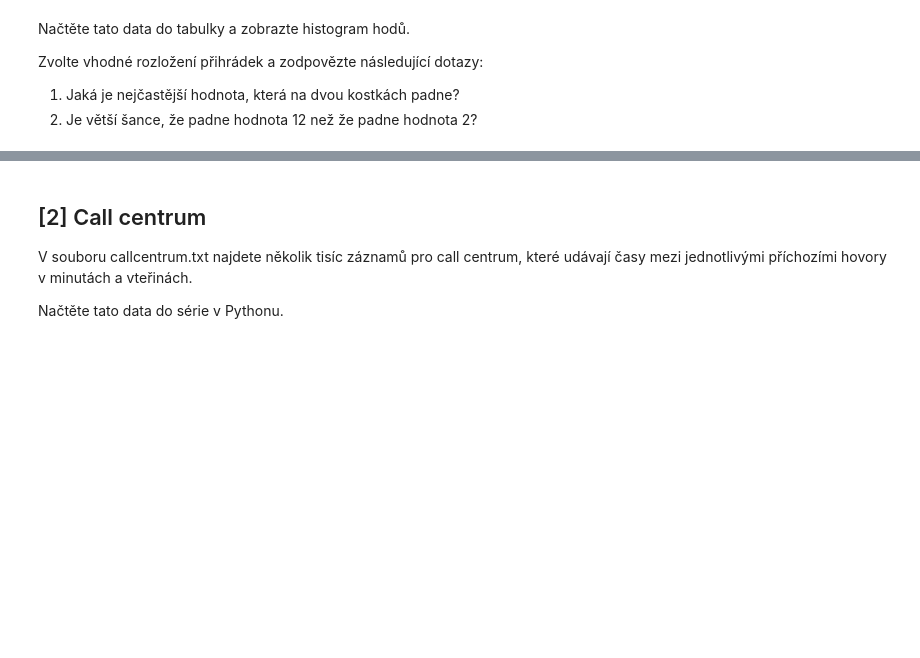
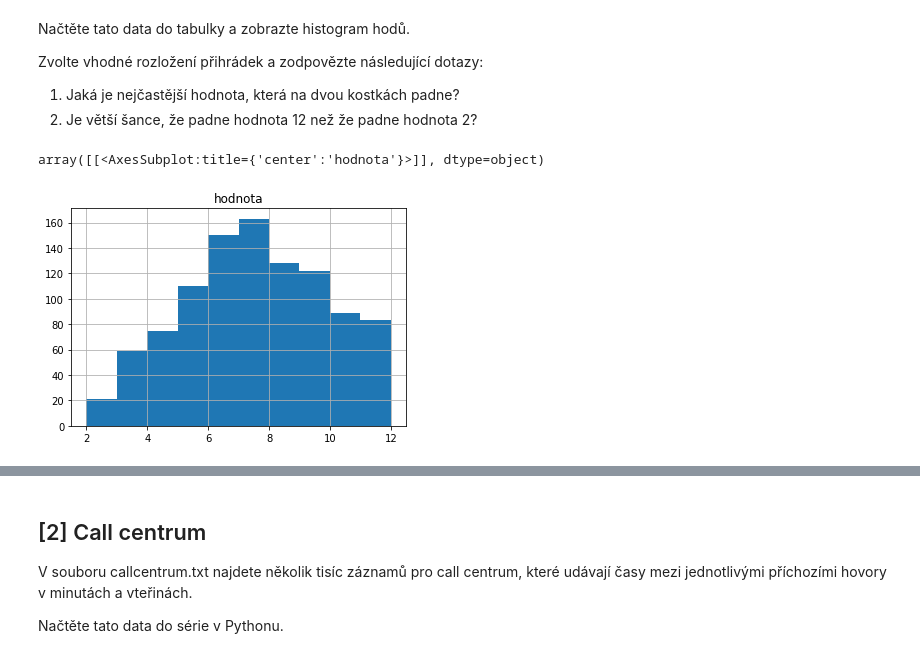
Before and after one commit to andywaltlova/python-1-podzim-2022, a Jupyter notebook: reseni-cviceni/12-vizualizace.ipynb, the cells around one changed output, grey strips where cells are left out. Drawn from its saved outputs; the diff is of its cells as text; code cells hidden in the pictures; blank space fills up the shorter version.

```diff
--- a/reseni-cviceni/12-vizualizace.ipynb
+++ b/reseni-cviceni/12-vizualizace.ipynb
@@ -18,3 +20,12 @@ Zvolte vhodné rozložení přihrádek a zodpovězte následující dotazy:
 
 1. Jaká je nejčastější hodnota, která na dvou kostkách padne?
 2. Je větší šance, že padne hodnota 12 než že padne hodnota 2?
+# %%
+import pandas
+import matplotlib.pyplot as plt
+
+kostky = pandas.read_csv("kostky.csv")
+kostky.hist()
+# %% [output]
+array([[<AxesSubplot:title={'center':'hodnota'}>]], dtype=object)
+[figure, added]
```
Also changed, not shown: parts of 6 cells of this notebook, 1 other file.
